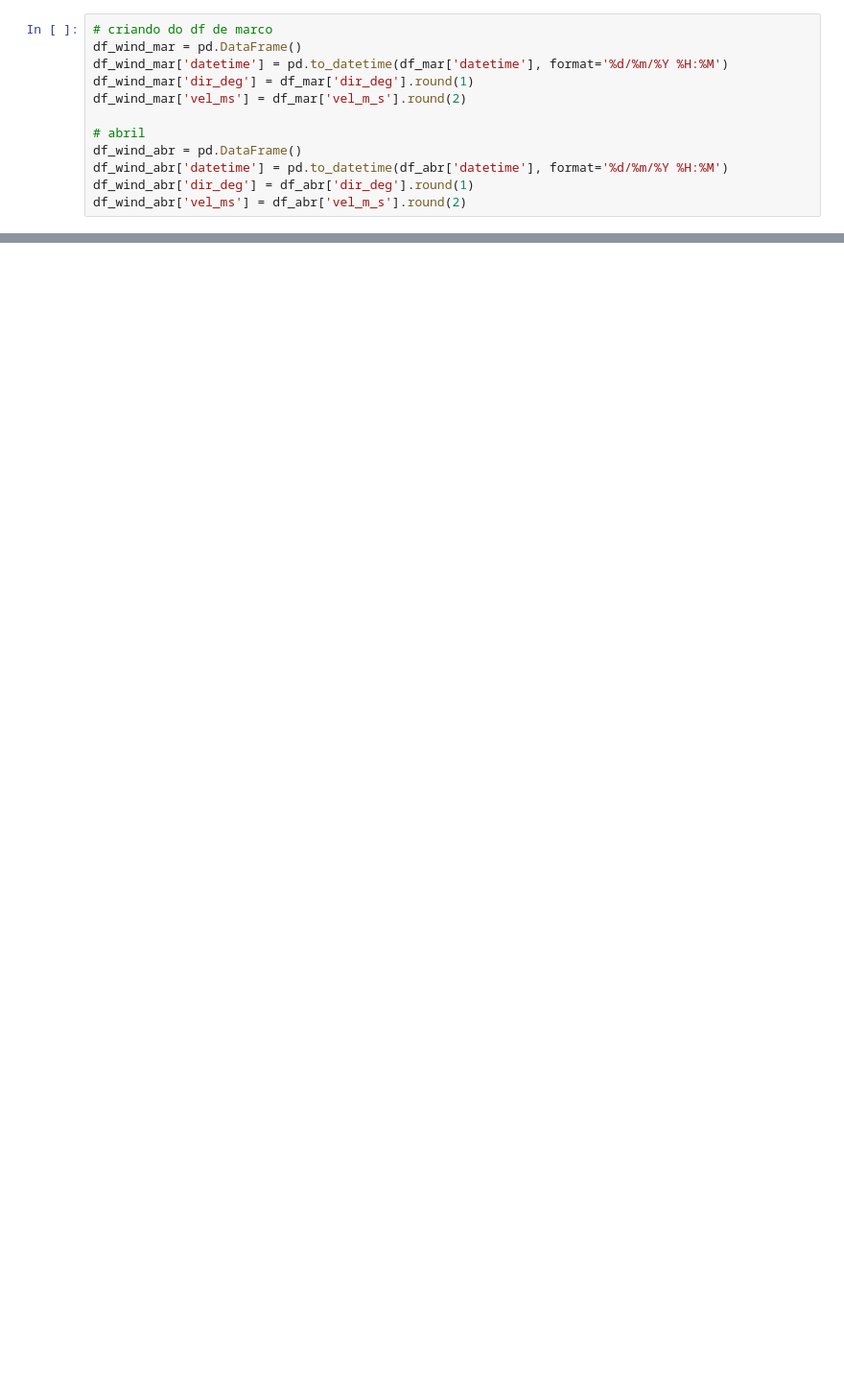
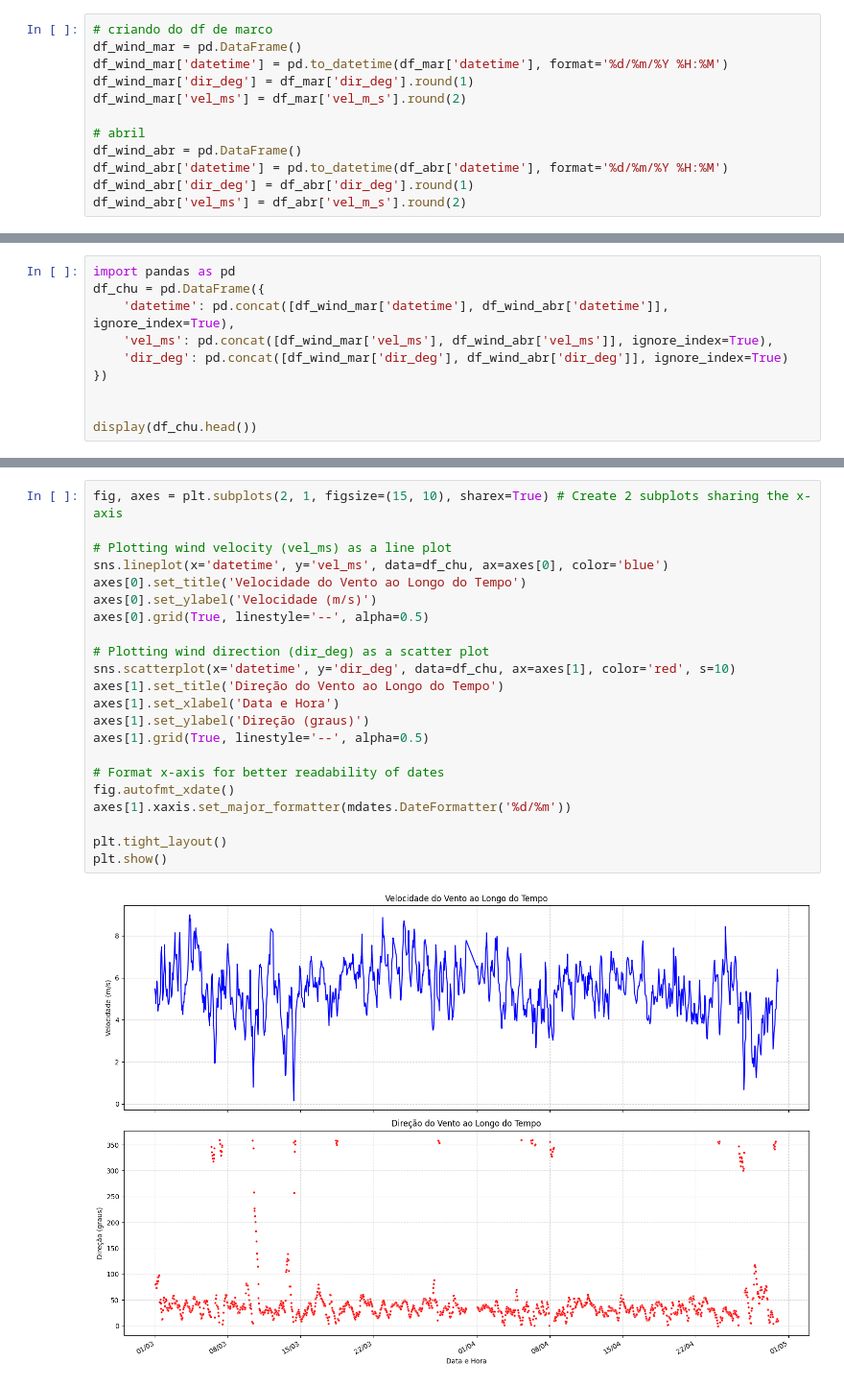
Before and after one commit to zydanne-costa/Ondas_ADCP_SCO_Mar_Nov_2025, a Jupyter notebook: Vento_ERA5_CHU.ipynb, the cells around one changed output, grey strips where cells are left out. Shown at 96% size. Saved outputs shown, nothing was run; the diff lists cells and outputs as text; blank space fills up the shorter version.

```diff
--- a/Vento_ERA5_CHU.ipynb
+++ b/Vento_ERA5_CHU.ipynb
@@ -43,0 +68,10 @@ df_wind_abr['vel_ms'] = df_abr['vel_m_s'].round(2)
+# %%
+import pandas as pd
+df_chu = pd.DataFrame({
+    'datetime': pd.concat([df_wind_mar['datetime'], df_wind_abr['datetime']], ignore_index=True),
+    'vel_ms': pd.concat([df_wind_mar['vel_ms'], df_wind_abr['vel_ms']], ignore_index=True),
+    'dir_deg': pd.concat([df_wind_mar['dir_deg'], df_wind_abr['dir_deg']], ignore_index=True)
+})
+
+
+display(df_chu.head())
@@ -43,0 +85,24 @@ df_wind_abr['vel_ms'] = df_abr['vel_m_s'].round(2)
+# %%
+fig, axes = plt.subplots(2, 1, figsize=(15, 10), sharex=True) # Create 2 subplots sharing the x-axis
+
+# Plotting wind velocity (vel_ms) as a line plot
+sns.lineplot(x='datetime', y='vel_ms', data=df_chu, ax=axes[0], color='blue')
+axes[0].set_title('Velocidade do Vento ao Longo do Tempo')
+axes[0].set_ylabel('Velocidade (m/s)')
+axes[0].grid(True, linestyle='--', alpha=0.5)
+
+# Plotting wind direction (dir_deg) as a scatter plot
+sns.scatterplot(x='datetime', y='dir_deg', data=df_chu, ax=axes[1], color='red', s=10)
+axes[1].set_title('Direção do Vento ao Longo do Tempo')
+axes[1].set_xlabel('Data e Hora')
+axes[1].set_ylabel('Direção (graus)')
+axes[1].grid(True, linestyle='--', alpha=0.5)
+
+# Format x-axis for better readability of dates
+fig.autofmt_xdate()
+axes[1].xaxis.set_major_formatter(mdates.DateFormatter('%d/%m'))
+
+plt.tight_layout()
+plt.show()
+# %% [output]
+[figure, added]
```
Also changed, not shown: parts of 5 cells of this notebook.
